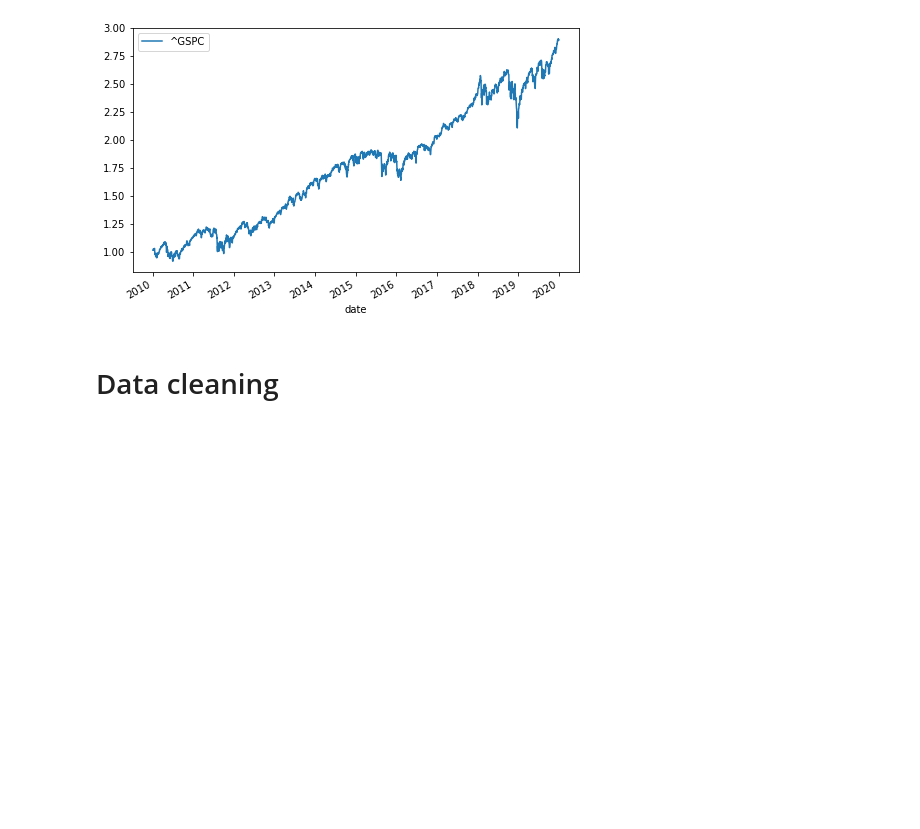
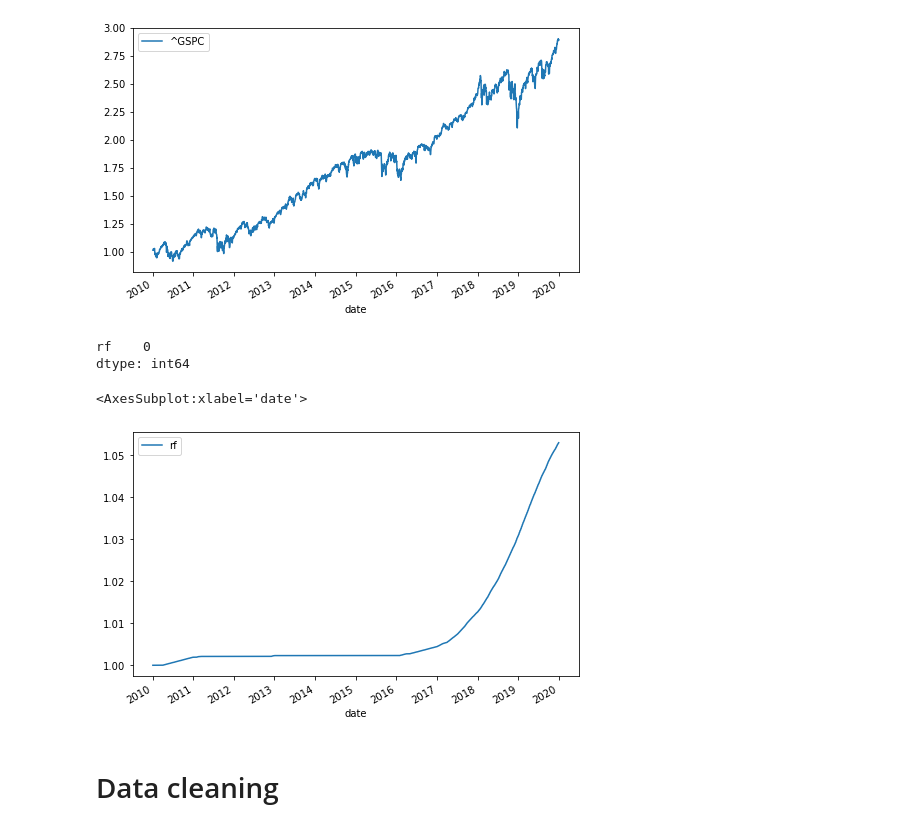
Before and after one commit to wvmrtn/mlf-project, a Jupyter notebook: main_returns_data_clean.ipynb, the cells around one changed output. Saved outputs shown, nothing was run; the diff lists cells and outputs as text; code cells hidden in the pictures; blank space fills up the shorter version.

Commit message:
added script to download riskless returns

```diff
--- a/main_returns_data_clean.ipynb
+++ b/main_returns_data_clean.ipynb
@@ -57,6 +57,21 @@ fig, ax = plt.subplots(figsize=(8, 5))
 # %% [output]
 <AxesSubplot:xlabel='date'>
 [figure]
+# %%
+rf = pd.read_csv('data/returns/raw/rf_returns.csv', index_col=0)
+# %%
+rf.index = pd.to_datetime(rf.index)
+# %%
+rf.isna().sum()
+# %% [output]
+rf    0
+dtype: int64
+# %%
+fig, ax = plt.subplots(figsize=(8, 5))
+(rf+1).cumprod().plot(ax=ax)
+# %% [output]
+<AxesSubplot:xlabel='date'>
+[figure, added]
 # %% [markdown]
 # Data cleaning
 # %%
```
Also changed, not shown: parts of 3 cells of this notebook, 2 other files.
